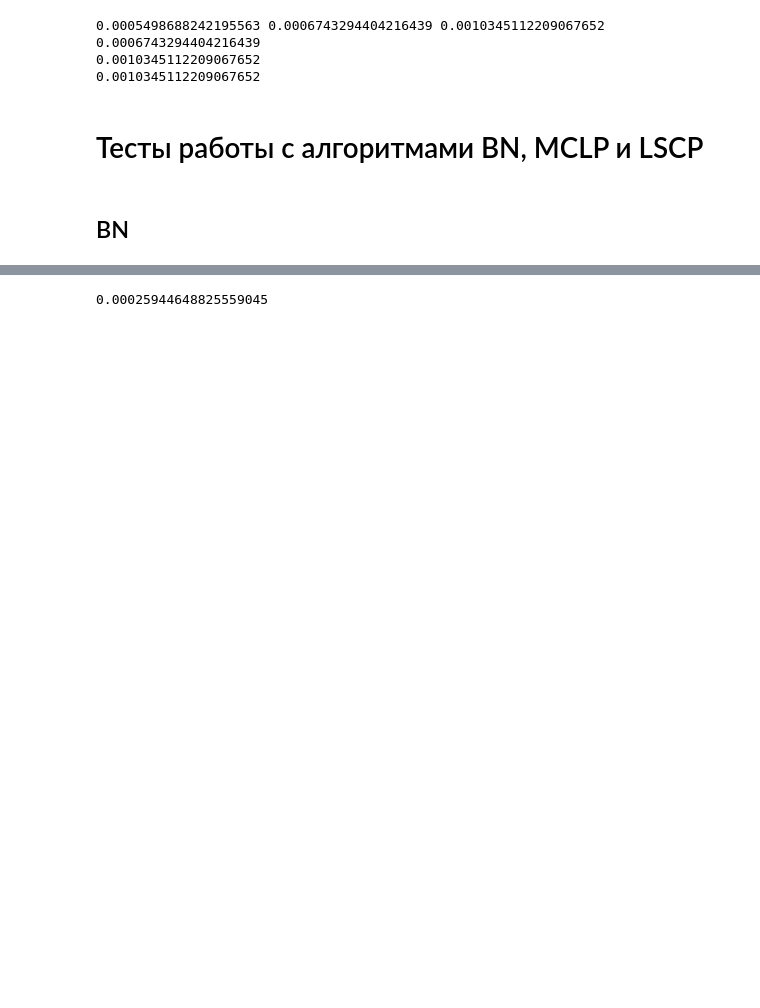
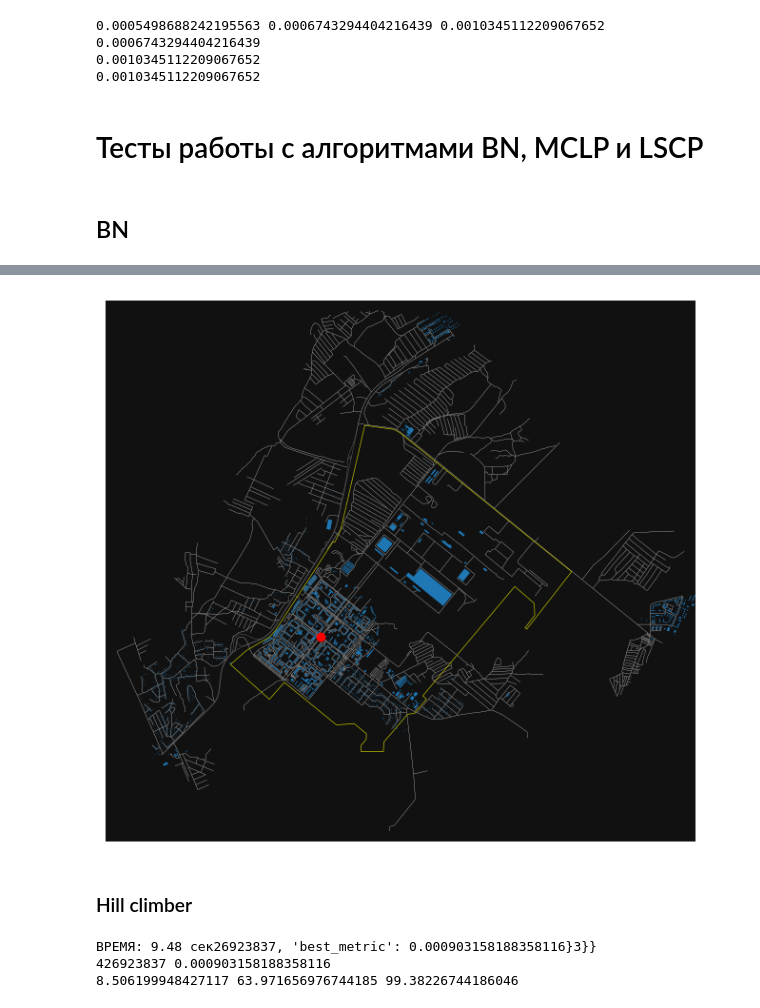
Before and after one commit to Obsidian-pb/genesis, a Jupyter notebook: work/genesis/fu_demant_state_construct.ipynb, the cells around one changed output, grey strips where cells are left out. Drawn from its saved outputs; the diff is of its cells as text; code cells hidden in the pictures; blank space fills up the shorter version.

Commit message:
Почти сделал метрику Demand

```diff
--- a/work/genesis/fu_demant_state_construct.ipynb
+++ b/work/genesis/fu_demant_state_construct.ipynb
@@ -188,15 +246,13 @@ def global_jump(**kwargs):
 def local_jump(**kwargs):
     print('Локальный прыжок')
 
-BN = BestNodeMonkey(FireDemandSatisfyState(),
-                    Demand(),
+BN = timing(BestNodeMonkey(FirstArrivalUnitState(),
+                    Demand(buildings=buildings_new),
                     local_jumps_count=3,
                     after_global_jump_function=global_jump,
-                    after_local_jump_function=local_jump)
-BN(env=G, buildings=buildings_new)
+                    after_local_jump_function=local_jump))
+best_node, best_metric = BN(env=G)
+print(best_node, best_metric)
 
-# BN = BestNodeMonkey(FirstArrivalUnitState(),
-#                     ArrivalTime(),
-#                     after_global_jump_function=global_jump,
-#                     after_local_jump_function=local_jump)
-# BN(env=G)
+times, nearest = FirstArrivalUnitState()(env=G, points=[best_node])
+print(ArrivalTime()(times), CoverIndex()(times), CoverIndex(20)(times))
@@ -431,5 +278,27 @@ BN(env=G, buildings=buildings_new, debug_route=True)
-# %%
-nm = NodeMetric(FireDemandSatisfyState(), Demand2(), appr_val=0, err_val=None)
-nm(env=G, node=290700344, buildings=buildings_new)
-# %% [output]
-0.00025944648825559045
+# %%
+fig, ax = ox.plot_graph(G, node_size=0, edge_linewidth=0.2, show=False)
+ox.graph_to_gdfs(G, edges=False).loc[[best_node]].plot(ax=ax, c='r')
+ox.project_gdf(buildings, to_latlong=True).plot(ax=ax)
+area.boundary.plot(ax=ax, linewidth=0.5, color='y')
+fig.show()
+# %% [output]
+[figure, added]
+# %% [markdown]
+### Hill climber
+# %%
+def node_calc(**kwargs):
+    print(kwargs, end='\r')
+
+BN = timing(BestNodeHillClimbing(FirstArrivalUnitState(),
+                    Demand(buildings=buildings_new),
+                    node_calc_end_function=node_calc,
+                    ))
+best_node, best_metric = BN(env=G)
+print(best_node, best_metric)
+
+times, nearest = FirstArrivalUnitState()(env=G, points=[best_node])
+print(ArrivalTime()(times), CoverIndex()(times), CoverIndex(20)(times))
+# %% [output]
+ВРЕМЯ: 9.48 сек26923837, 'best_metric': 0.000903158188358116}3}}
+426923837 0.000903158188358116
+8.506199948427117 63.971656976744185 99.38226744186046
```
Also changed, not shown: parts of 23 cells of this notebook, 9 other files.
